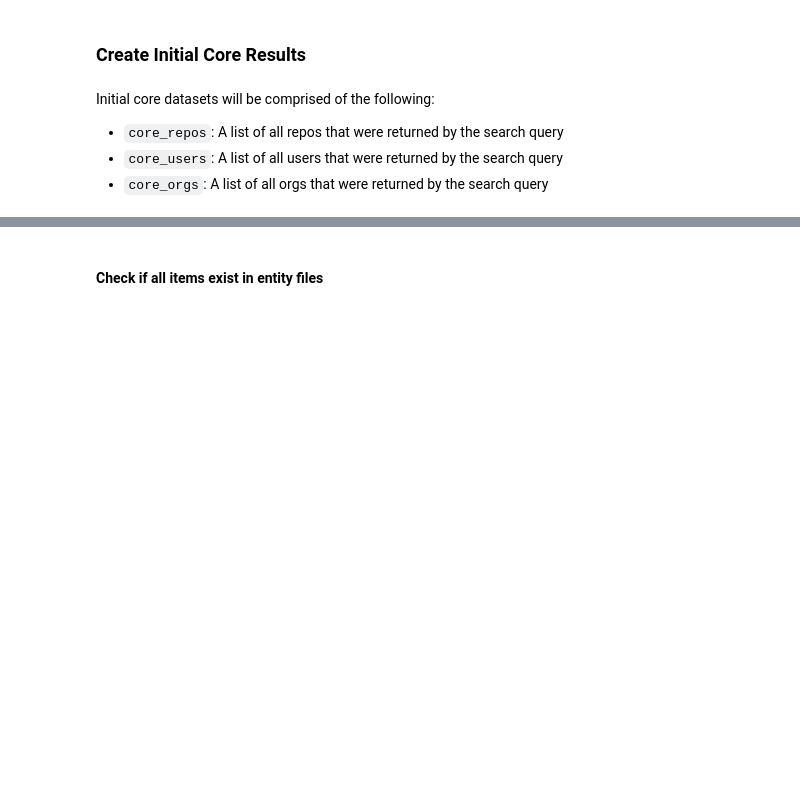
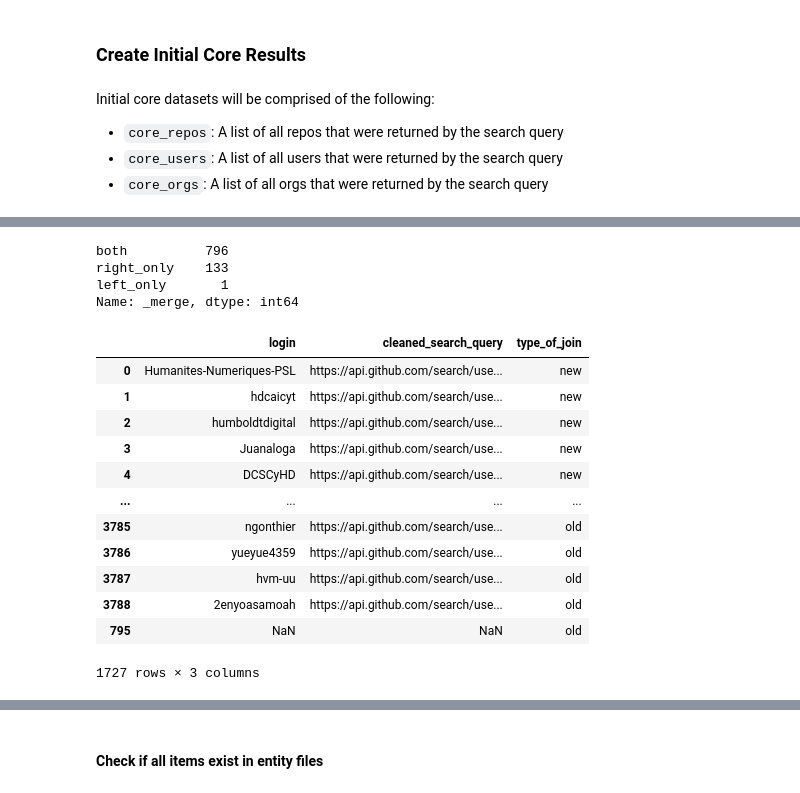
Before and after one commit to CodingDH/searching-for-DH, a Jupyter notebook: data_cleaning_notebooks/ProcessInitialResults.ipynb, the cells around one changed output, grey strips where cells are left out. Drawn from its saved outputs; the diff is of its cells as text; code cells hidden in the pictures; blank space fills up the shorter version.

```diff
--- a/data_cleaning_notebooks/ProcessInitialResults.ipynb
+++ b/data_cleaning_notebooks/ProcessInitialResults.ipynb
@@ -53,0 +136,25 @@ Initial core datasets will be comprised of the following:
+# %%
+merged_df._merge.value_counts()
+# %% [output]
+both          796
+right_only    133
+left_only       1
+Name: _merge, dtype: int64
+# %%
+concat_df = pd.concat([df[['login', 'cleaned_search_query', 'type_of_join']], older_df[['login', 'cleaned_search_query', 'type_of_join']]])
+# %%
+concat_df
+# %% [output]
+|  | login | cleaned_search_query | type_of_join |
+| 0 | Humanites-Numeriques-PSL | https://api.github.com/search/use... | new |
+| 1 | hdcaicyt | https://api.github.com/search/use... | new |
+| 2 | humboldtdigital | https://api.github.com/search/use... | new |
+| 3 | Juanaloga | https://api.github.com/search/use... | new |
+| 4 | DCSCyHD | https://api.github.com/search/use... | new |
+| ... | ... | ... | ... |
+| 3785 | ngonthier | https://api.github.com/search/use... | old |
+| 3786 | yueyue4359 | https://api.github.com/search/use... | old |
+| 3787 | hvm-uu | https://api.github.com/search/use... | old |
+| 3788 | 2enyoasamoah | https://api.github.com/search/use... | old |
+| 795 | NaN | NaN | old |
+1727 rows × 3 columns
```
Also changed, not shown: parts of 28 cells of this notebook, 2 other files.
